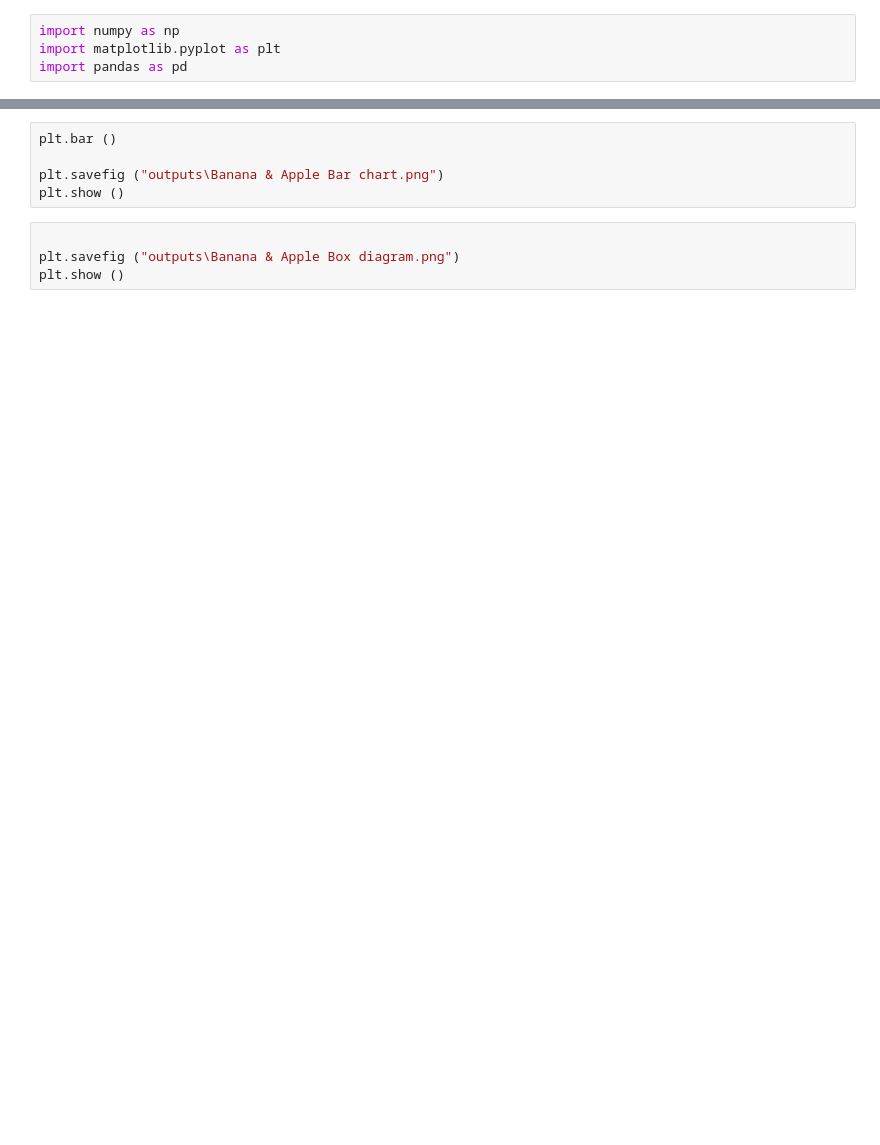
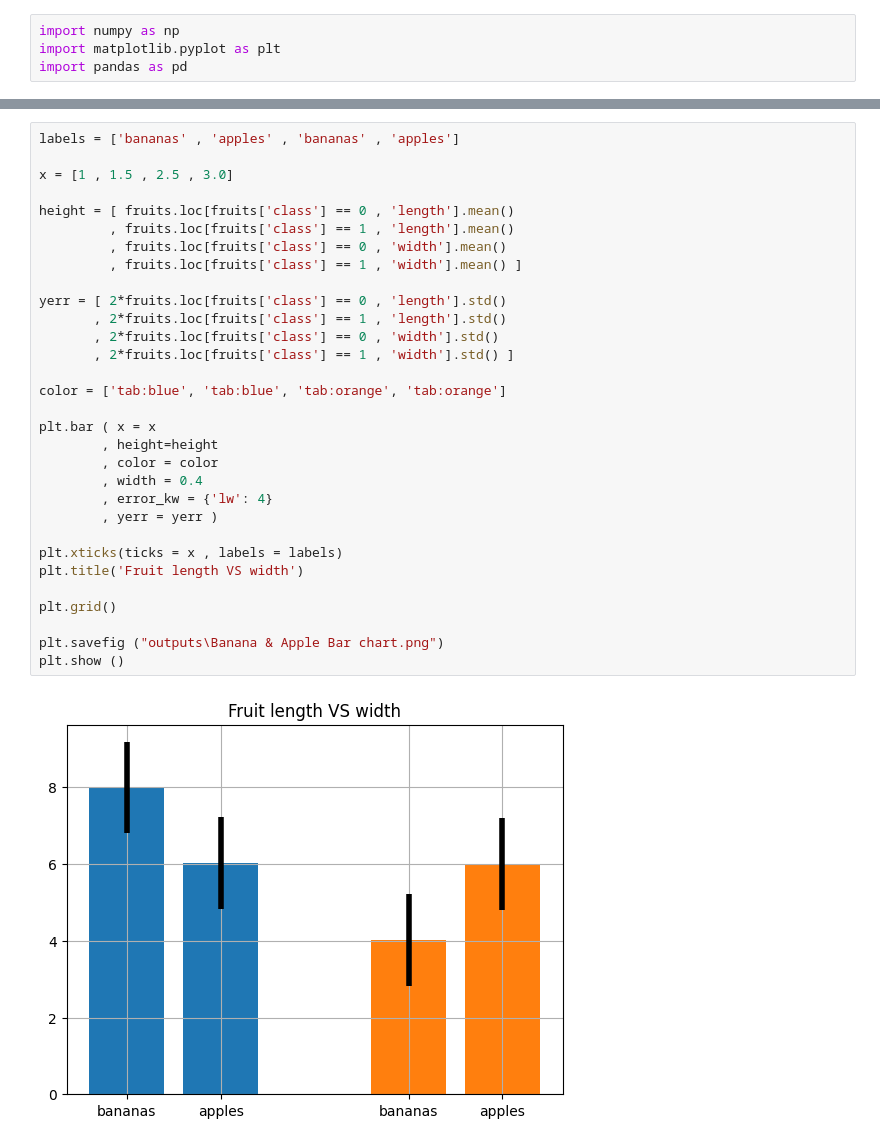
Before and after one commit to TaRa1999R/Data_Science, a Jupyter notebook: assignment38/3-apples&bananas.ipynb, the cells around one changed output, grey strips where cells are left out. Cells and saved outputs as stored; diff of their text form; blank space fills up the shorter version.

```diff
--- a/assignment38/3-apples&bananas.ipynb
+++ b/assignment38/3-apples&bananas.ipynb
@@ -24,9 +33,33 @@ plt.show ()
-# %%
-plt.bar ()
-
-plt.savefig ("outputs\Banana & Apple Bar chart.png")
-plt.show ()
-# %%
-
-plt.savefig ("outputs\Banana & Apple Box diagram.png")
-plt.show ()
+# %%
+labels = ['bananas' , 'apples' , 'bananas' , 'apples']
+
+x = [1 , 1.5 , 2.5 , 3.0]
+
+height = [ fruits.loc[fruits['class'] == 0 , 'length'].mean()
+         , fruits.loc[fruits['class'] == 1 , 'length'].mean()
+         , fruits.loc[fruits['class'] == 0 , 'width'].mean()
+         , fruits.loc[fruits['class'] == 1 , 'width'].mean() ]
+
+yerr = [ 2*fruits.loc[fruits['class'] == 0 , 'length'].std()
+       , 2*fruits.loc[fruits['class'] == 1 , 'length'].std()
+       , 2*fruits.loc[fruits['class'] == 0 , 'width'].std()
+       , 2*fruits.loc[fruits['class'] == 1 , 'width'].std() ]
+
+color = ['tab:blue', 'tab:blue', 'tab:orange', 'tab:orange']
+
+plt.bar ( x = x
+        , height=height
+        , color = color
+        , width = 0.4
+        , error_kw = {'lw': 4}
+        , yerr = yerr )
+
+plt.xticks(ticks = x , labels = labels)
+plt.title('Fruit length VS width')
+
+plt.grid()
+
+plt.savefig ("outputs\Banana & Apple Bar chart.png")
+plt.show ()
+# %% [output]
+[figure, added]
```
Also changed, not shown: parts of 9 cells of this notebook, 9 other files.
